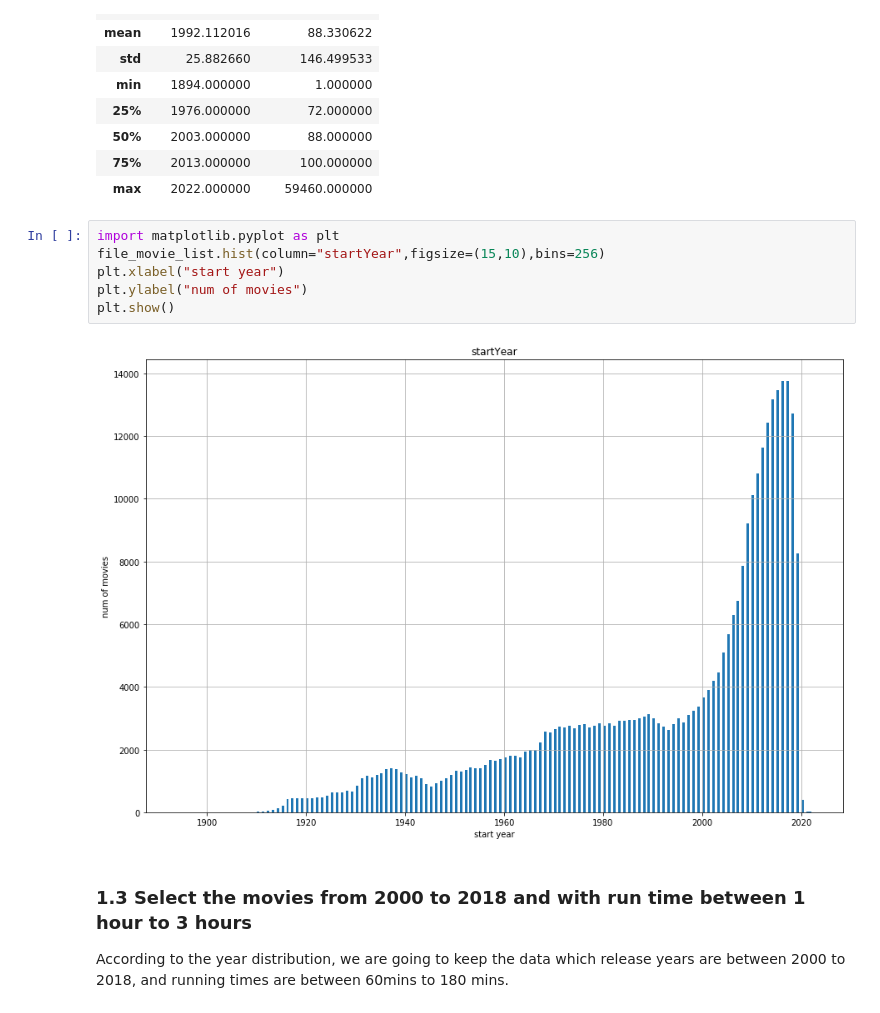
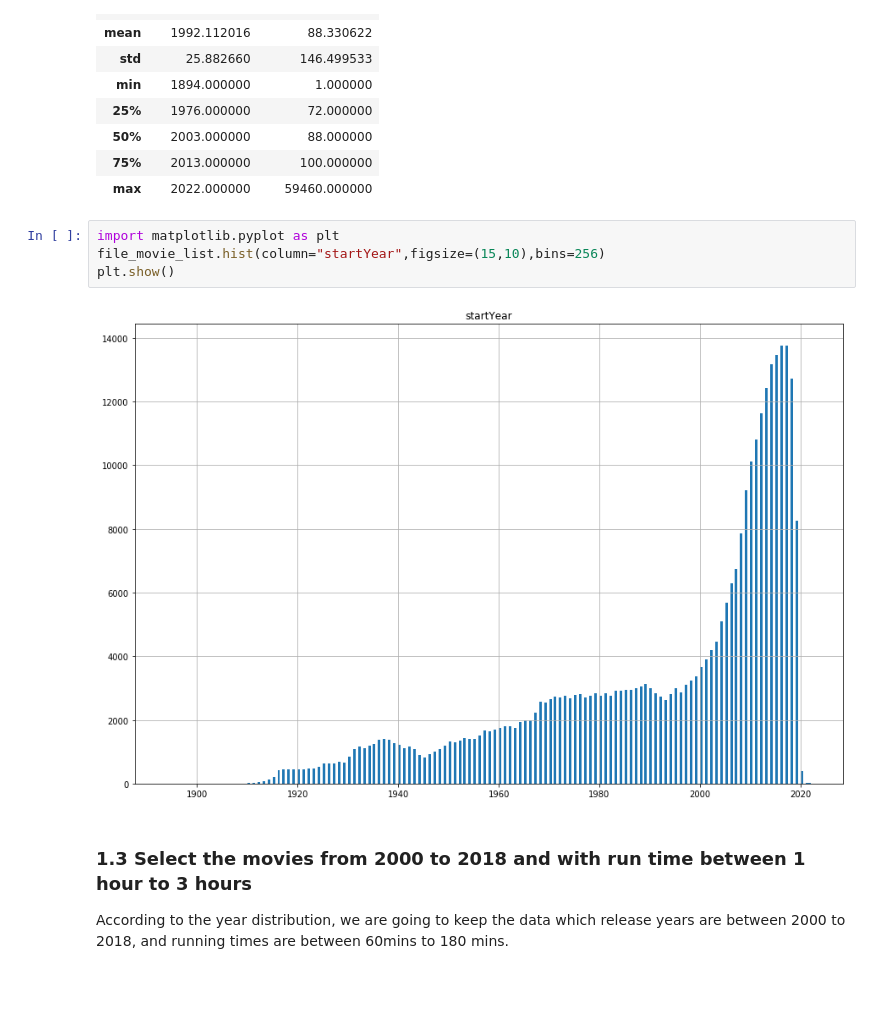
Before and after one commit to pupboss/CE7454-Project-Fall2019, a Jupyter notebook: notebook/Untitled.ipynb, the cells around one changed output. Saved outputs shown, nothing was run; the diff lists cells and outputs as text; blank space fills up the shorter version.

```diff
--- a/notebook/data_clean.ipynb
+++ b/notebook/Untitled.ipynb
@@ -48,11 +48,9 @@ file_movie_list.describe()
 # %%
 import matplotlib.pyplot as plt
 file_movie_list.hist(column="startYear",figsize=(15,10),bins=256)
-plt.xlabel("start year")
-plt.ylabel("num of movies")
 plt.show()
 # %% [output]
-[figure, old version]
+[figure, new version]
 # %% [markdown]
 ### 1.3 Select the movies from 2000 to 2018 and with run time between 1 hour to 3 hours
 
```
Also changed, not shown: parts of 2 cells of this notebook.
